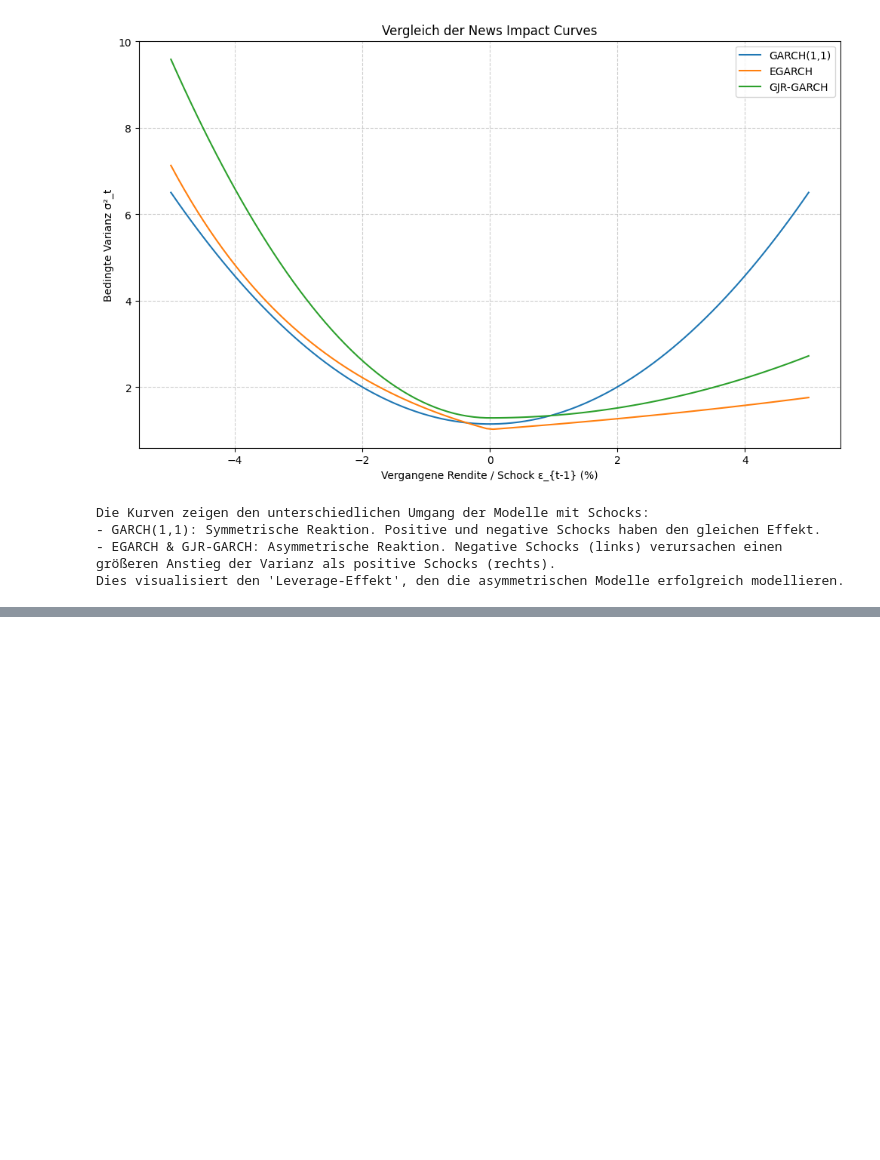
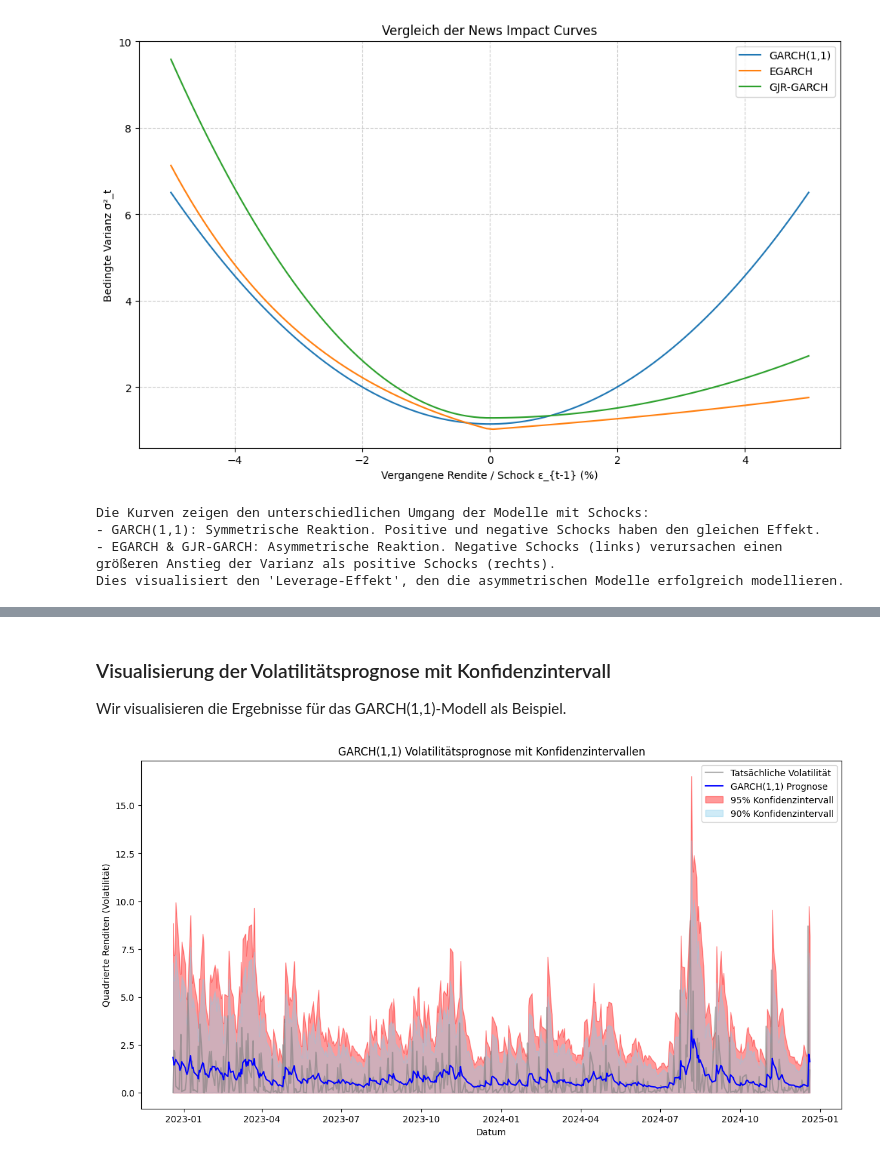
Before and after one commit to Mauritz-Langer/DMS, a Jupyter notebook: garch_analysis_index.ipynb, the cells around one changed output, grey strips where cells are left out. Saved outputs shown, nothing was run; the diff lists cells and outputs as text; code cells hidden in the pictures; blank space fills up the shorter version.

```diff
--- a/garch_analysis_index.ipynb
+++ b/garch_analysis_index.ipynb
@@ -291,0 +385,30 @@ Dies visualisiert den 'Leverage-Effekt', den die asymmetrischen Modelle erfolgre
+# %% [markdown]
+### Visualisierung der Volatilitätsprognose mit Konfidenzintervall
+Wir visualisieren die Ergebnisse für das GARCH(1,1)-Modell als Beispiel.
+# %%
+plt.figure(figsize=(14, 7))
+
+# Tatsächliche Volatilität (quadrierte Renditen)
+plt.plot(test_returns.index, actual_volatility, label='Tatsächliche Volatilität', alpha=0.6, color='gray')
+
+# GARCH(1,1) Prognose
+plt.plot(test_returns.index, garch11_volatility**2, label='GARCH(1,1) Prognose', color='blue')
+
+# Konfidenzintervall
+if lower_ci_garch11.equals(upper_ci_garch11):
+    print("Warnung: Unteres und oberes Konfidenzintervall sind identisch.\n => Vermutlich stimmt bei der Simulation etwas nicht.")
+if lower_ci_garch11_5.equals(upper_ci_garch11_5):
+    print("Warnung: Unteres und oberes Konfidenzintervall sind identisch.\n => Vermutlich stimmt bei der Simulation etwas nicht.")
+if lower_ci_garch11.equals(lower_ci_garch11_5):
+    print("Warnung: 90% und 95% Konfidenzintervalle sind identisch.\n => Vermutlich stimmt bei der Berechnung etwas nicht.")
+
+plt.fill_between(test_returns.index, lower_ci_garch11_5, upper_ci_garch11_5, color='red', alpha=0.4, label='95% Konfidenzintervall')
+plt.fill_between(test_returns.index, lower_ci_garch11, upper_ci_garch11, color='skyblue', alpha=0.4, label='90% Konfidenzintervall')
+
+plt.title('GARCH(1,1) Volatilitätsprognose mit Konfidenzintervallen')
+plt.xlabel('Datum')
+plt.ylabel('Quadrierte Renditen (Volatilität)')
+plt.legend()
+plt.show()
+# %% [output]
+[figure, added]
```
Also changed, not shown: parts of 9 cells of this notebook.
